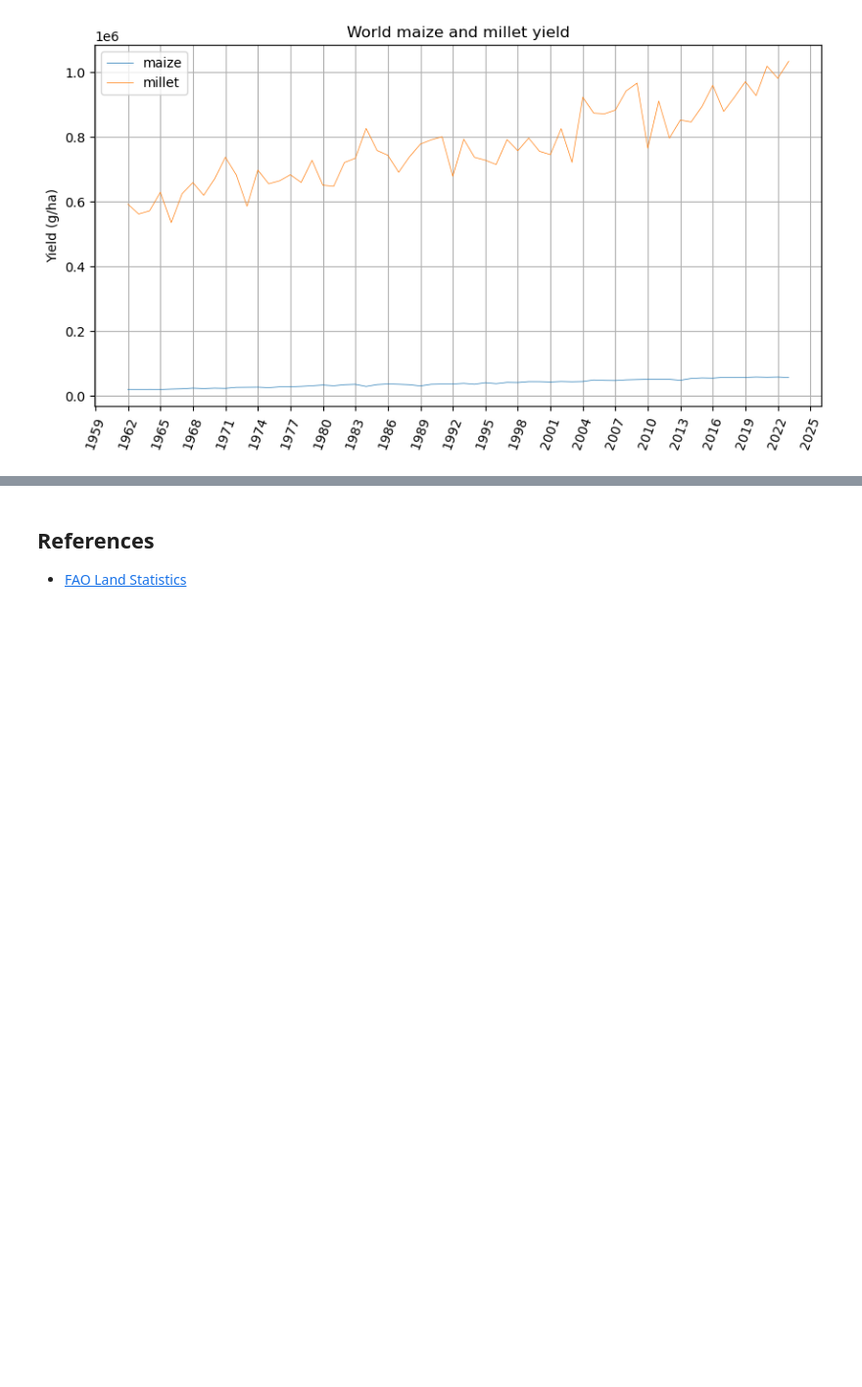
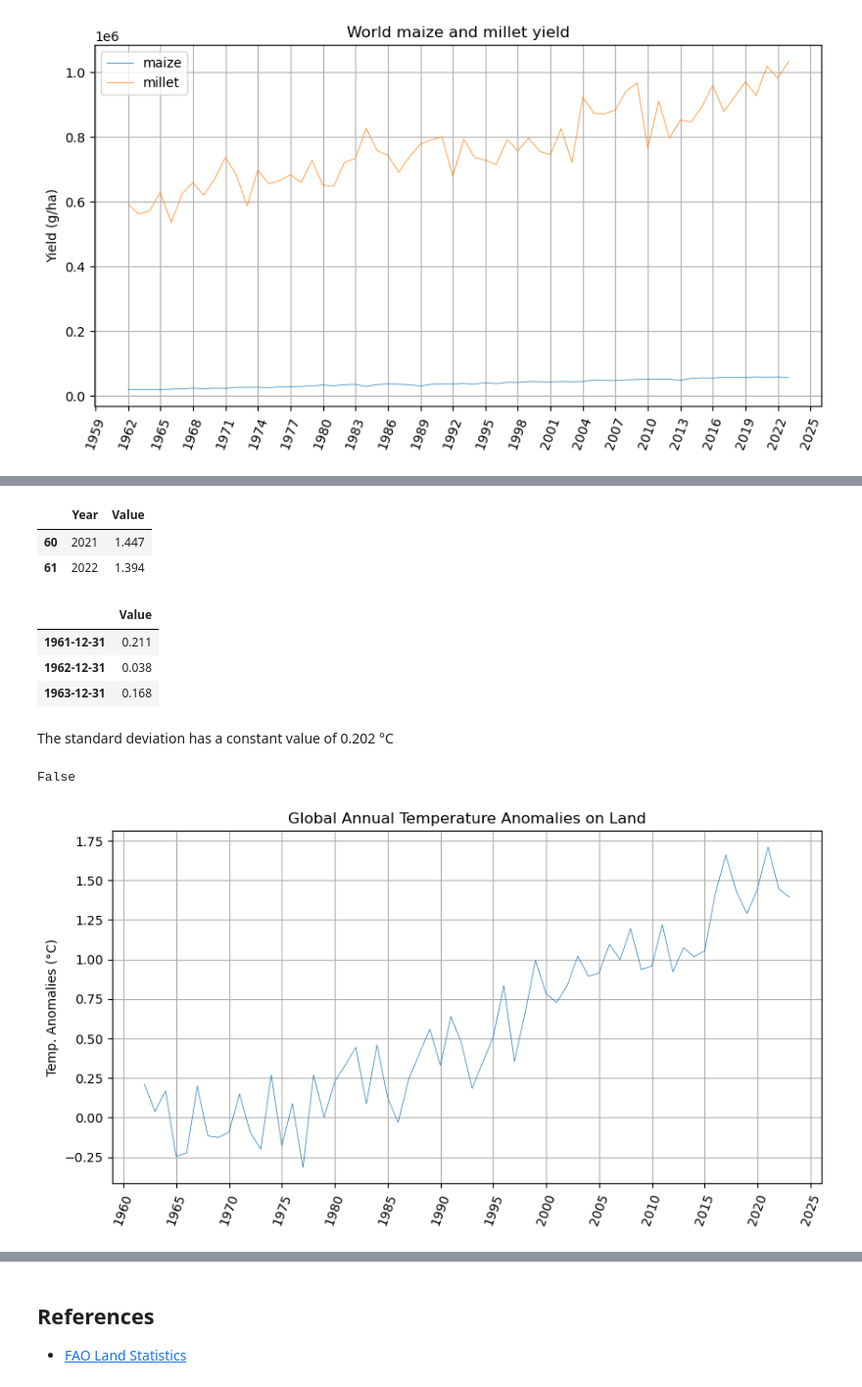
Before and after one commit to luigiselmi/climate, a Jupyter notebook: iia/fao/faostat.ipynb, the cells around one changed output, grey strips where cells are left out. Shown at 98% size. Saved outputs shown, nothing was run; the diff lists cells and outputs as text; code cells hidden in the pictures; blank space fills up the shorter version.

```diff
--- a/iia/fao/faostat.ipynb
+++ b/iia/fao/faostat.ipynb
@@ -115,0 +130,4 @@ plt.legend(loc='upper left')
+# %%
+path_temperature_dataset = 'data/FAOSTAT_Annual_temperature_change_on_land.csv'
+temperature_tmp_df = pd.read_csv(path_temperature_dataset)
+temperature_tmp_df.head(2)
@@ -115,0 +138,36 @@ plt.legend(loc='upper left')
+# %%
+temperature_df = temperature_tmp_df[temperature_tmp_df['Element'] == 'Temperature change'][['Year', 'Value']]
+temperature_df.tail(2)
+# %% [output]
+|  | Year | Value |
+| 60 | 2021 | 1.447 |
+| 61 | 2022 | 1.394 |
+# %%
+temperature_df.set_index(year_index, inplace=True)
+temperature_df.drop('Year', axis=1, inplace=True)
+temperature_df.head(3)
+# %% [output]
+|  | Value |
+| 1961-12-31 | 0.211 |
+| 1962-12-31 | 0.038 |
+| 1963-12-31 | 0.168 |
+# %% [markdown]
+The standard deviation has a constant value of 0.202 °C
+# %%
+std_temp_df = temperature_tmp_df[temperature_tmp_df['Element'] == 'Standard Deviation'][['Year', 'Value']]
+len(std_temp_df[std_temp_df['Value'] != 0.202]) > 0
+# %% [output]
+False
+# %%
+fig, ax = plt.subplots(figsize=(10,5))
+ax.grid(True)
+ax.set_title('Global Annual Temperature Anomalies on Land')
+ax.set_ylabel('Temp. Anomalies (°C)')
+ax.set_xticks(year_index)
+ax.set_xticklabels(year_index, rotation=70)
+ax.xaxis.set_major_locator(dates.YearLocator(5))
+ax.xaxis.set_major_formatter(mdates.DateFormatter('%Y'))
+plt_temp = ax.plot(temperature_df, linewidth=0.5, label='Temp. Anom.')
+#plt.legend(loc='upper left')
+# %% [output]
+[figure, added]
```
Also changed, not shown: parts of 18 cells of this notebook.
